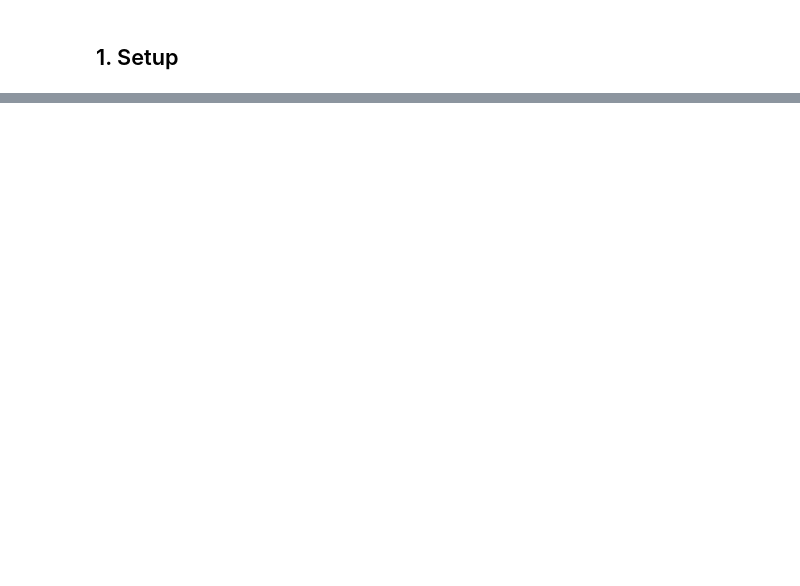
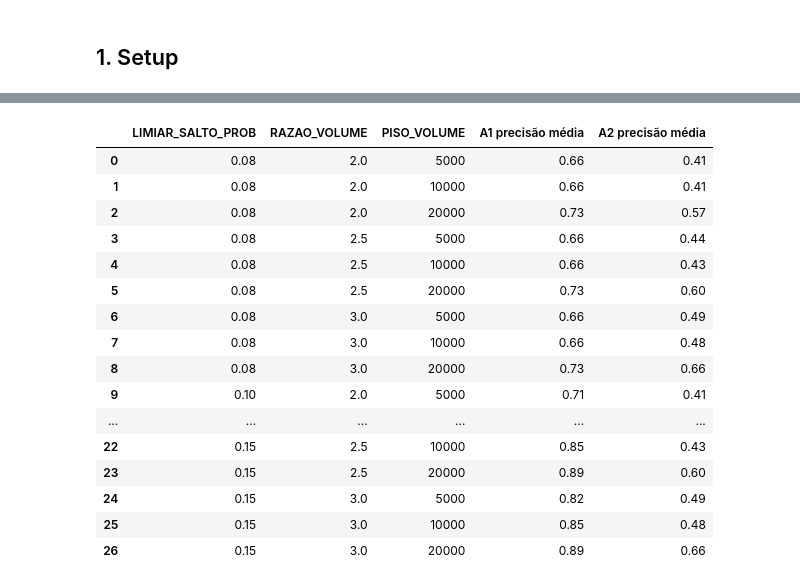
Before and after one commit to UFRJ-Analytica/ufrj-analytica-training, a Jupyter notebook: entregaveis/banco_de_dados_2/isaac-vianna/relatorio.ipynb, the cells around one changed output, grey strips where cells are left out. Cells and saved outputs as stored; diff of their text form; code cells hidden in the pictures; blank space fills up the shorter version.

```diff
--- a/entregaveis/banco_de_dados_2/isaac-vianna/relatorio.ipynb
+++ b/entregaveis/banco_de_dados_2/isaac-vianna/relatorio.ipynb
@@ -337,0 +367,57 @@ A precisão de ambos os alertas é baixa (bem abaixo de 50%), o que reforça a h
+# %%
+def roda_grid(limiar_salto, piso_volume, razao_volume):
+    tmp = serie[['market_id', 'time', 'trade_date', 'avg_trade_price', 'daily_usd_volume',
+                 'rolling_7d_avg_volume', 'movimento_estrutural']].copy()
+    tmp = tmp.sort_values(['market_id', 'trade_date']).reset_index(drop=True)
+
+    # variação por mercado (sem apply, market_id continua coluna)
+    variacao = tmp.groupby('market_id')['avg_trade_price'].diff()
+    razao = tmp['daily_usd_volume'] / tmp['rolling_7d_avg_volume']
+
+    tmp['alerta1'] = (variacao.abs() >= limiar_salto) & (tmp['daily_usd_volume'] >= piso_volume)
+    tmp['alerta2'] = (razao >= razao_volume) & (tmp['daily_usd_volume'] >= piso_volume)
+
+    precs1, precs2 = [], []
+    for mid, g in tmp.groupby('market_id'):
+        g = g.reset_index(drop=True)
+        n1, p1 = precisao(g, 'alerta1')
+        n2, p2 = precisao(g, 'alerta2')
+        if n1:
+            precs1.append(p1)
+        if n2:
+            precs2.append(p2)
+
+    media1 = np.mean(precs1) if precs1 else float('nan')
+    media2 = np.mean(precs2) if precs2 else float('nan')
+    return media1, media2
+
+grid = []
+for limiar_salto, razao_volume, piso_volume in itertools.product([0.08, 0.10, 0.15], [2.0, 2.5, 3.0], [5000, 10000, 20000]):
+    m1, m2 = roda_grid(limiar_salto, piso_volume, razao_volume)
+    grid.append({
+        'LIMIAR_SALTO_PROB': limiar_salto,
+        'RAZAO_VOLUME': razao_volume,
+        'PISO_VOLUME': piso_volume,
+        'A1 precisão média': round(m1, 2),
+        'A2 precisão média': round(m2, 2),
+    })
+
+pd.DataFrame(grid)
+# %% [output]
+|  | LIMIAR_SALTO_PROB | RAZAO_VOLUME | PISO_VOLUME | A1 precisão média | A2 precisão média |
+| 0 | 0.08 | 2.0 | 5000 | 0.66 | 0.41 |
+| 1 | 0.08 | 2.0 | 10000 | 0.66 | 0.41 |
+| 2 | 0.08 | 2.0 | 20000 | 0.73 | 0.57 |
+| 3 | 0.08 | 2.5 | 5000 | 0.66 | 0.44 |
+| 4 | 0.08 | 2.5 | 10000 | 0.66 | 0.43 |
+| 5 | 0.08 | 2.5 | 20000 | 0.73 | 0.60 |
+| 6 | 0.08 | 3.0 | 5000 | 0.66 | 0.49 |
+| 7 | 0.08 | 3.0 | 10000 | 0.66 | 0.48 |
+| 8 | 0.08 | 3.0 | 20000 | 0.73 | 0.66 |
+| 9 | 0.10 | 2.0 | 5000 | 0.71 | 0.41 |
+| ... | ... | ... | ... | ... | ... |
+| 22 | 0.15 | 2.5 | 10000 | 0.85 | 0.43 |
+| 23 | 0.15 | 2.5 | 20000 | 0.89 | 0.60 |
+| 24 | 0.15 | 3.0 | 5000 | 0.82 | 0.49 |
+| 25 | 0.15 | 3.0 | 10000 | 0.85 | 0.48 |
+| 26 | 0.15 | 3.0 | 20000 | 0.89 | 0.66 |
```
Also changed, not shown: parts of 46 cells of this notebook, 10 other files.
